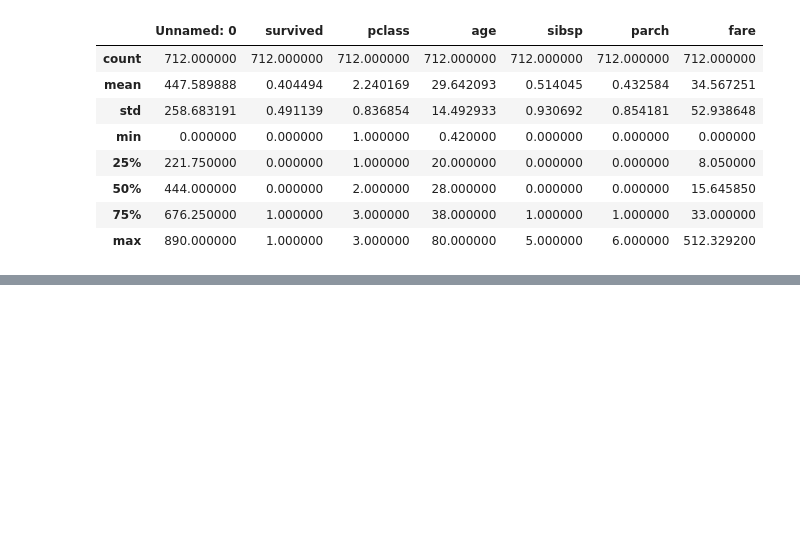
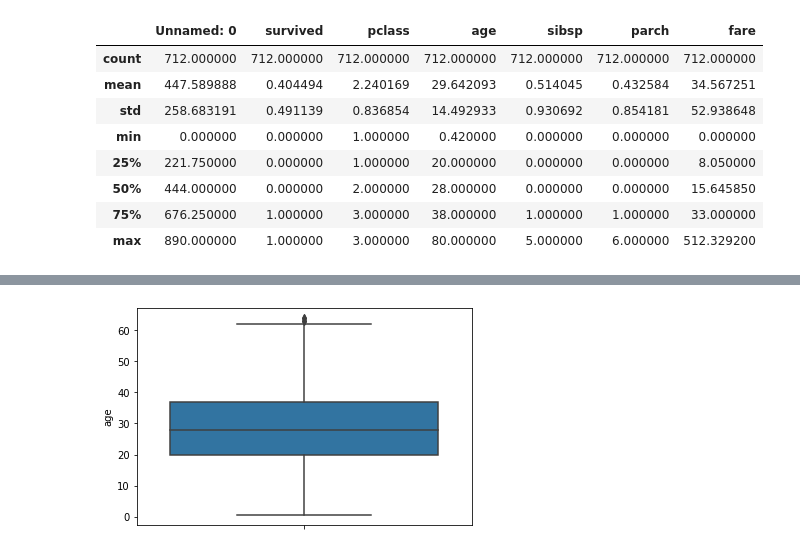
Before and after one commit to DataProfessor695/Begin_files, a Jupyter notebook: EDA_with_py.ipynb, the cells around one changed output, grey strips where cells are left out. Drawn from its saved outputs; the diff is of its cells as text; code cells hidden in the pictures; blank space fills up the shorter version.

```diff
--- a/EDA_with_py.ipynb
+++ b/EDA_with_py.ipynb
@@ -255,0 +294,5 @@ ks_clean.describe()
+# %%
+sns.boxplot(y='age',data=ks_clean)
+plt.show()
+# %% [output]
+[figure, added]
```
Also changed, not shown: parts of 36 cells of this notebook.
